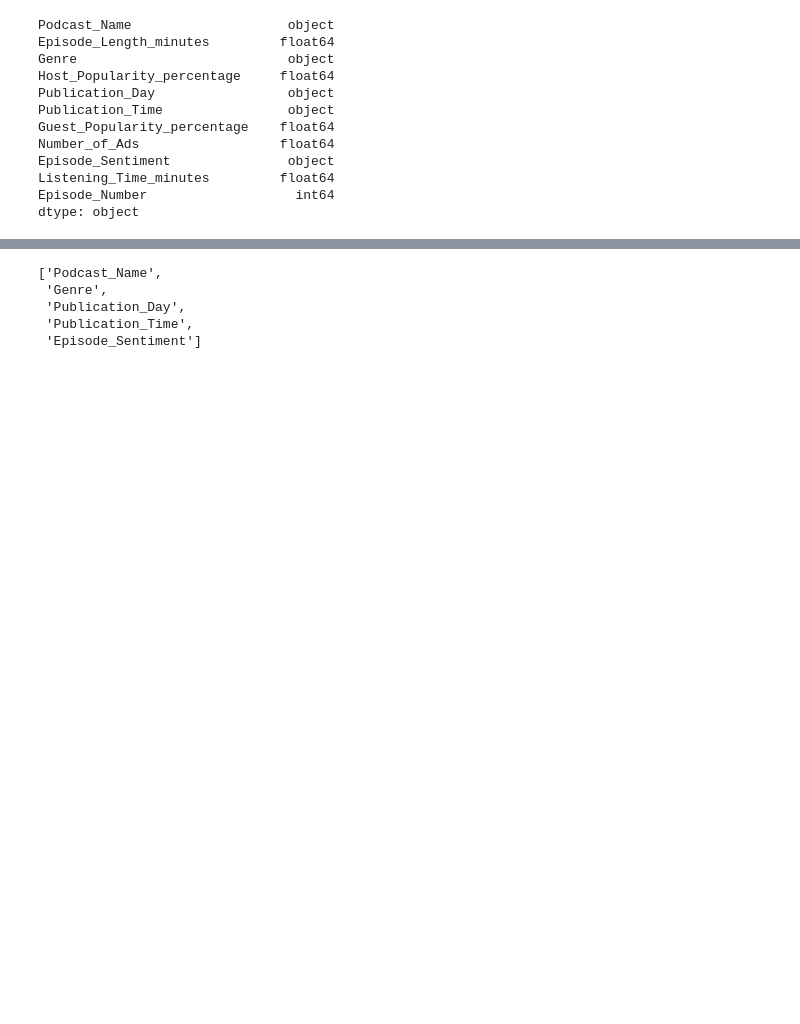
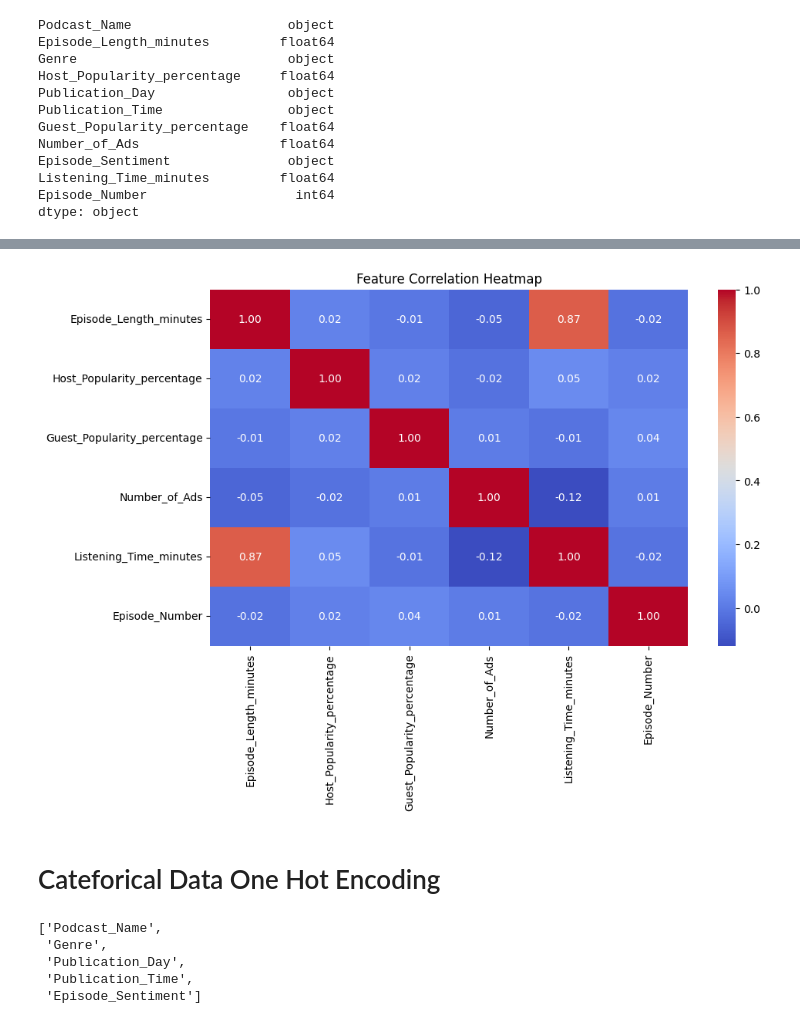
Before and after one commit to roshanJayasekara/Predict-Podcast-Listening-Time, a Jupyter notebook: predicting-podcast-listening-time.ipynb, the cells around one changed output, grey strips where cells are left out. Drawn from its saved outputs; the diff is of its cells as text; code cells hidden in the pictures; blank space fills up the shorter version.

```diff
--- a/predicting-podcast-listening-time.ipynb
+++ b/predicting-podcast-listening-time.ipynb
@@ -205,3 +233,12 @@ dtype: object
+# %%
+plt.figure(figsize=(10, 6))
+sns.heatmap(df_train.corr(numeric_only=True), annot=True, cmap="coolwarm", fmt=".2f")
+plt.title("Feature Correlation Heatmap")
+plt.show()
+# %% [output]
+[figure, added]
+# %% [markdown]
+# Cateforical Data One Hot Encoding
 # %%
 categorical_cols = list(df_train.dtypes[df_train.dtypes =="object"].index)
 # %%
```
Also changed, not shown: parts of 15 cells of this notebook.
